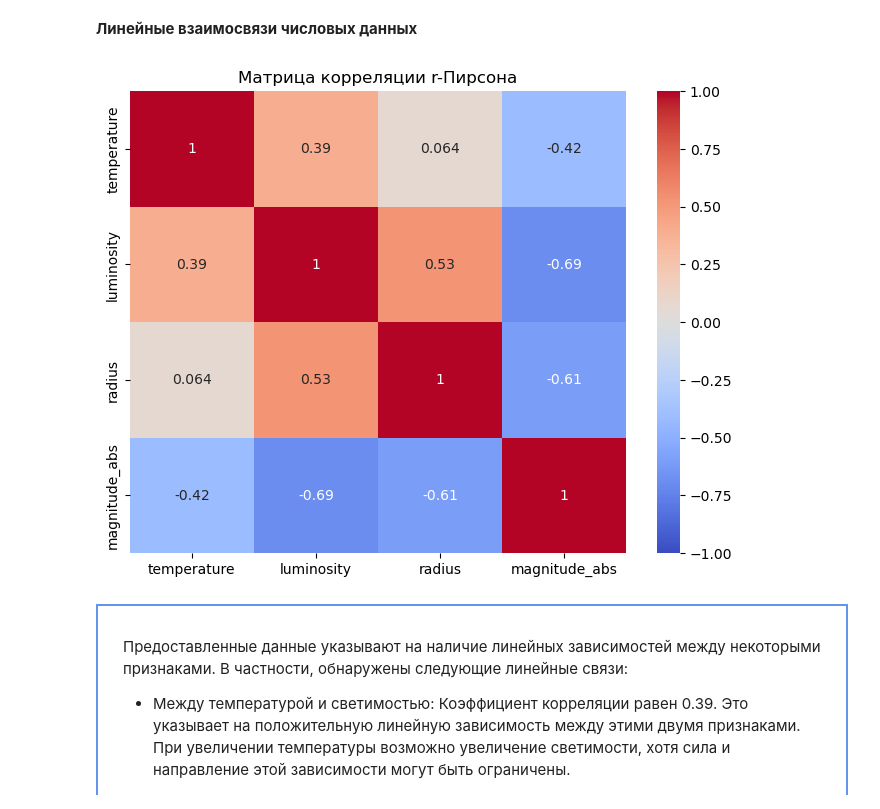
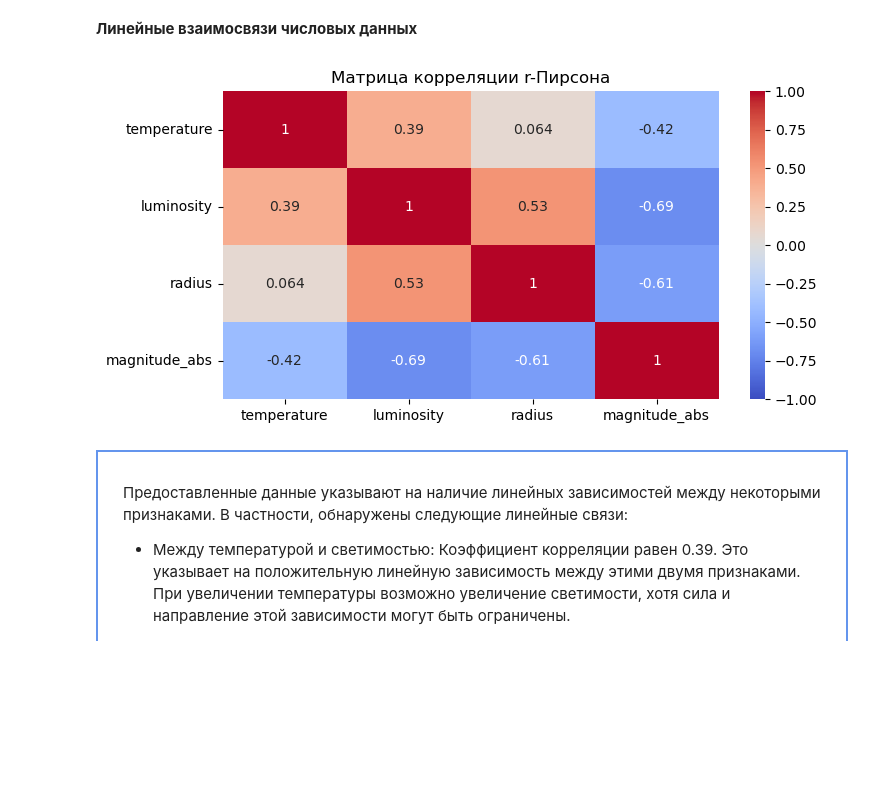
Before and after one commit to Denis-Mukhanov/determining-temperature-stars, a Jupyter notebook: determining_temperature_stars.ipynb, the cells around one changed output. Drawn from its saved outputs; the diff is of its cells as text; code cells hidden in the pictures; blank space fills up the shorter version.

```diff
--- a/determining_temperature_stars.ipynb
+++ b/determining_temperature_stars.ipynb
@@ -470,13 +454,13 @@ __Линейные взаимосвязи числовых данных__
 # %%
 corr_matrix = df[['temperature', 'luminosity', 'radius', 'magnitude_abs']].corr()
 # heatmap
-plt.figure(figsize=(8, 6))
+plt.figure(figsize=(8, 4))
 sns.heatmap(corr_matrix, annot=True, cmap='coolwarm', vmin=-1, vmax=1)
 plt.title('Матрица корреляции r-Пирсона')
 
 plt.show()
 # %% [output]
-[figure, old version]
+[figure, new version]
 # %% [markdown]
 <div style="padding: 30px 25px; border: 2px #6495ed solid">
 
```
Also changed, not shown: parts of 46 cells of this notebook.
